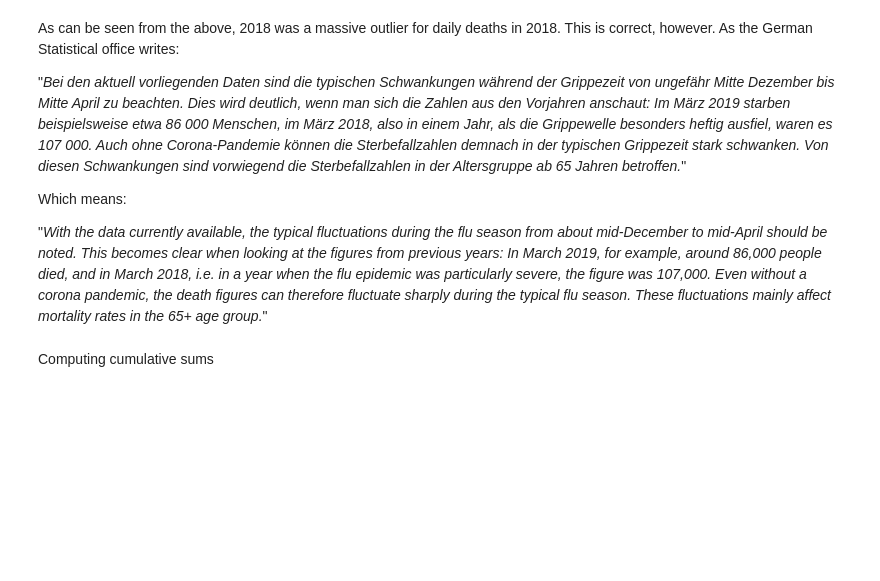
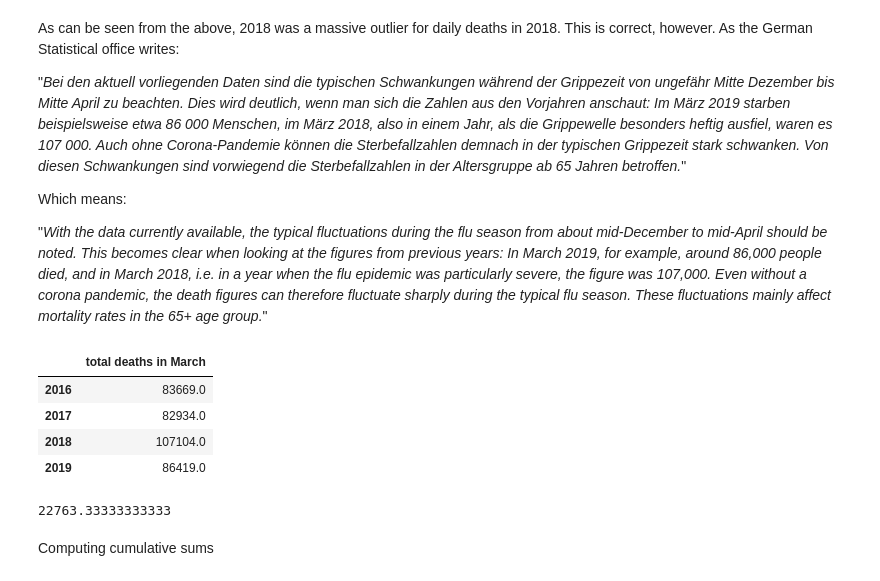
Before and after one commit to sebastianhohmann/covid19_total_death, a Jupyter notebook: germany/DEU_counterfactual.ipynb, the cells around one changed output. Drawn from its saved outputs; the diff is of its cells as text; code cells hidden in the pictures; blank space fills up the shorter version.

Commit message:
added small march difference analysis for germany

```diff
--- a/germany/DEU_counterfactual.ipynb
+++ b/germany/DEU_counterfactual.ipynb
@@ -50,6 +50,7 @@ First official Covid-death in Germany: 2020-03-04 $\to$ drop all days before Mar
 # %%
 df['date'] = '2020-' + df.month + '-' + df.day
 df['date'] =  pd.to_datetime(df['date'] , format='%Y%m%d', errors='ignore')
+df_march = df[df.month=='03'][['2016', '2017', '2018', '2019']].reset_index(drop=True).copy(deep=True)
 df = df[(df.date >= '2020-03-03') & (~pd.isnull(df['2020']))].reset_index(drop=True).copy(deep=True)
 df = df.drop(['month', 'day'], axis=1)
 # %% [markdown]
@@ -70,6 +71,18 @@ As can be seen from the above, 2018 was a massive outlier for daily deaths in 20
 Which means:
 
 "*With the data currently available, the typical fluctuations during the flu season from about mid-December to mid-April should be noted. This becomes clear when looking at the figures from previous years: In March 2019, for example, around 86,000 people died, and in March 2018, i.e. in a year when the flu epidemic was particularly severe, the figure was 107,000. Even without a corona pandemic, the death figures can therefore fluctuate sharply during the typical flu season. These fluctuations mainly affect mortality rates in the 65+ age group.*"
+# %%
+pd.DataFrame(df_march.sum(axis=0), columns=['total deaths in March'])
+# %% [output]
+|  | total deaths in March |
+| 2016 | 83669.0 |
+| 2017 | 82934.0 |
+| 2018 | 107104.0 |
+| 2019 | 86419.0 |
+# %%
+107104 - (83669+82934+86419)/3
+# %% [output]
+22763.33333333333
 # %% [markdown]
 Computing cumulative sums
 # %%
```
Also changed, not shown: parts of 3 cells of this notebook.
